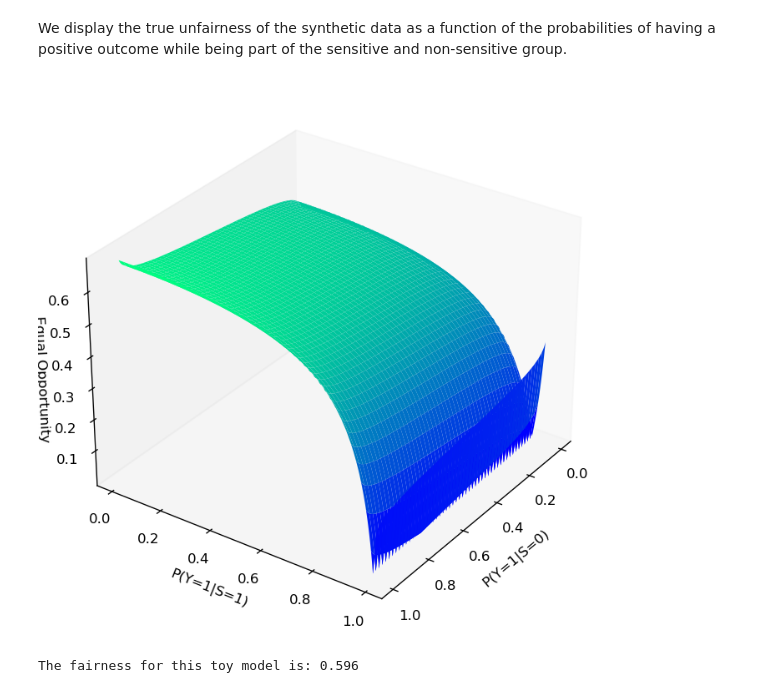
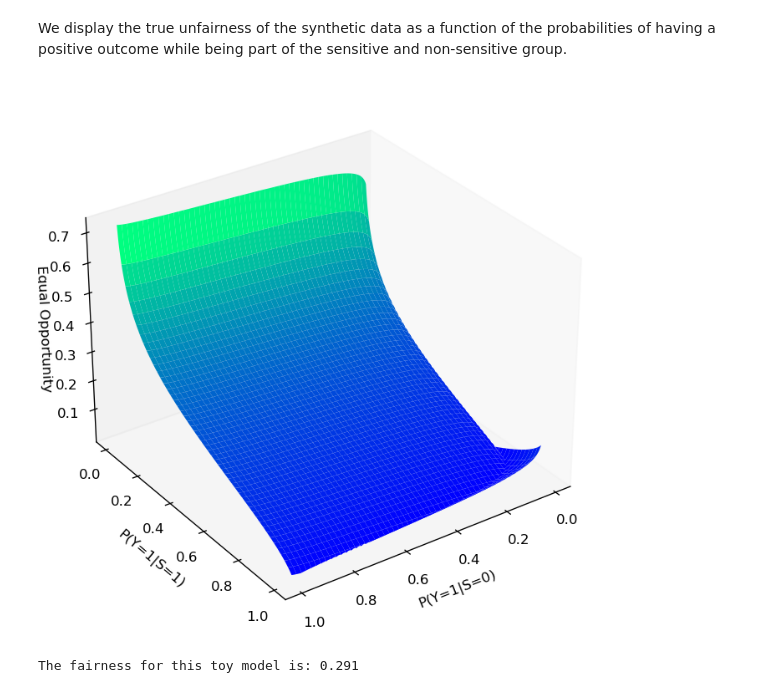
Before and after one commit to ayyoub-bms/fairness, a Jupyter notebook: notebooks/synthetic-example.ipynb, the cells around one changed output. Cells and saved outputs as stored; diff of their text form; code cells hidden in the pictures.

```diff
--- a/notebooks/synthetic-example.ipynb
+++ b/notebooks/synthetic-example.ipynb
@@ -11,17 +13,5 @@ from fairness.mixture import *
 # %%
 %matplotlib inline
 # %%
-n, d = 10000, 2
-
-Σ0 = np.random.rand(d) * np.eye(d, d)
-
-Σ1 = 2*np.random.rand(d) * np.eye(d, d)
-
-μ00 = np.ones((d, 1))
-μ00[0] = -3
-μ01 = np.zeros((d, 1))
-μ01[0] = -3
-μ11 = np.zeros((d, 1))
-μ11[0] = -1.5
-μ10 = np.zeros((d, 1))
+n, d = 1000, 10
 # %%
@@ -28,0 +19,8 @@ p1, p0, p = .1, .5, .5
+# %%
+cov0 = np.diag(np.random.rand(d))
+cov1 = np.eye(d)
+# %%
+mu00 = np.zeros(d); mu00[[0, -1]] = [-4, -2]
+mu11 = np.zeros(d); mu11[[0, -1]] = [.5, -2]
+mu01 = np.zeros(d); mu01[0] = -2
+mu10 = np.zeros(d); mu10[0] = 1.3
@@ -44,21 +44,21 @@ We display the true unfairness of the synthetic data as a function of the probab
 # %%
 p0_span = np.linspace(.01, .99, 1000)
 p1_span = np.linspace(.01, .99, 1000)
 
 px, py = np.meshgrid(p0_span, p1_span)
 
 fig = plt.figure(dpi=120, figsize=[7,7])
 ax = plt.axes(projection='3d')
 ax.grid(False)
-ax.view_init(30, 35)
+ax.view_init(30, 55)
 ax.zaxis.labelpad=-0.7
-ax.plot_surface(px, py, unfairness(np.ravel(px), np.ravel(py), μ00, μ01, μ10, μ11, Σ0, Σ1).reshape(1000, 1000), cmap='winter');
+ax.plot_surface(px, py, equal_opportunity(np.ravel(px), np.ravel(py), mu00, mu01, mu10, mu11, cov0, cov1).reshape(1000, 1000), cmap='winter');
 ax.set_xlabel('P(Y=1|S=0)');
 ax.set_ylabel('P(Y=1|S=1)');
 ax.set_zlabel('Equal Opportunity');
 # %% [output]
-[figure, old version]
+[figure, new version]
 # %%
-print(f'The fairness for this toy model is: {unfairness(p0, p1, μ00, μ01, μ10, μ11, Σ0, Σ1).item():.3f}')
+print(f'The fairness for this toy model is: {equal_opportunity(*args).item():.3f}')
 # %% [output]
-The fairness for this toy model is: 0.596
+The fairness for this toy model is: 0.291
```
Also changed, not shown: parts of 25 cells of this notebook.
